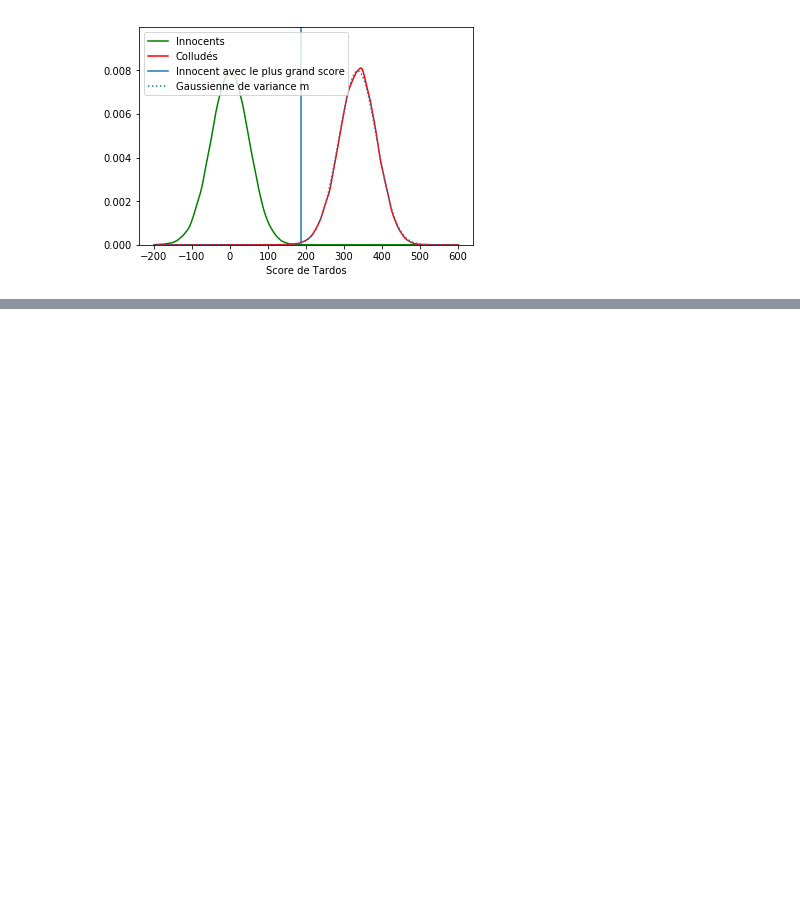
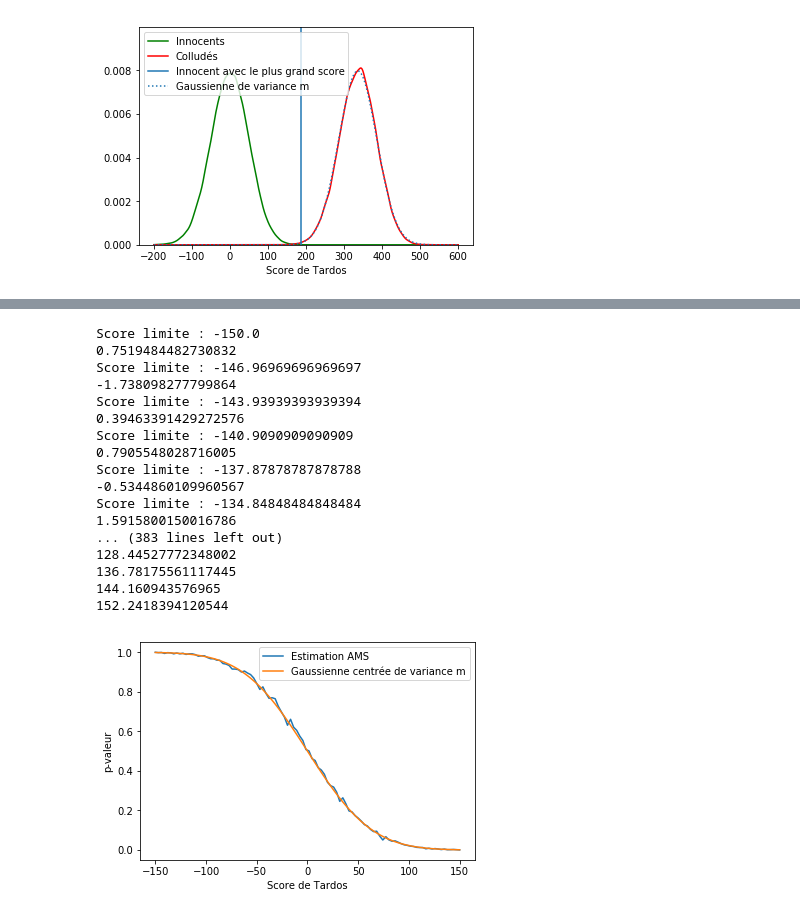
Before and after one commit to augustin9080/MAP512, a Jupyter notebook: MAP512_Laruelle_Freitas.ipynb, the cells around one changed output, grey strips where cells are left out. Drawn from its saved outputs; the diff is of its cells as text; code cells hidden in the pictures; blank space fills up the shorter version.

```diff
--- a/MAP512_Laruelle_Freitas.ipynb
+++ b/MAP512_Laruelle_Freitas.ipynb
@@ -362,0 +426,34 @@ MC_Adaptative(p,y,score_lim,J,T,N)
+# %%
+Score = np.linspace(-150,150,200)
+Y = npr.binomial(1,p,m)
+p_value = []
+for score_lim in Score:
+    print('Score limite : '+str(score_lim))
+    p_value.append(MC_Adaptative(p,Y,score_lim,J,T,N))
+plt.plot(Score,p_value,label='Estimation AMS')
+p_value_reel = scipy.stats.norm.sf(Score,0,np.sqrt(m))
+plt.plot(Score,p_value_reel,label='Gaussienne centrée de variance m')
+plt.xlabel('Score de Tardos')
+plt.ylabel('p-valeur')
+plt.legend()
+plt.savefig("p_valeur_AMS.png",dpi=1000)
+plt.show()
+# %% [output]
+Score limite : -150.0
+0.7519484482730832
+Score limite : -146.96969696969697
+-1.738098277799864
+Score limite : -143.93939393939394
+0.39463391429272576
+Score limite : -140.9090909090909
+0.7905548028716005
+Score limite : -137.87878787878788
+-0.5344860109960567
+Score limite : -134.84848484848484
+1.5915800150016786
+... (383 lines left out)
+128.44527772348002
+136.78175561117445
+144.160943576965
+152.2418394120544
+[figure, added]
```
Also changed, not shown: parts of 8 cells of this notebook, 4 other files.
